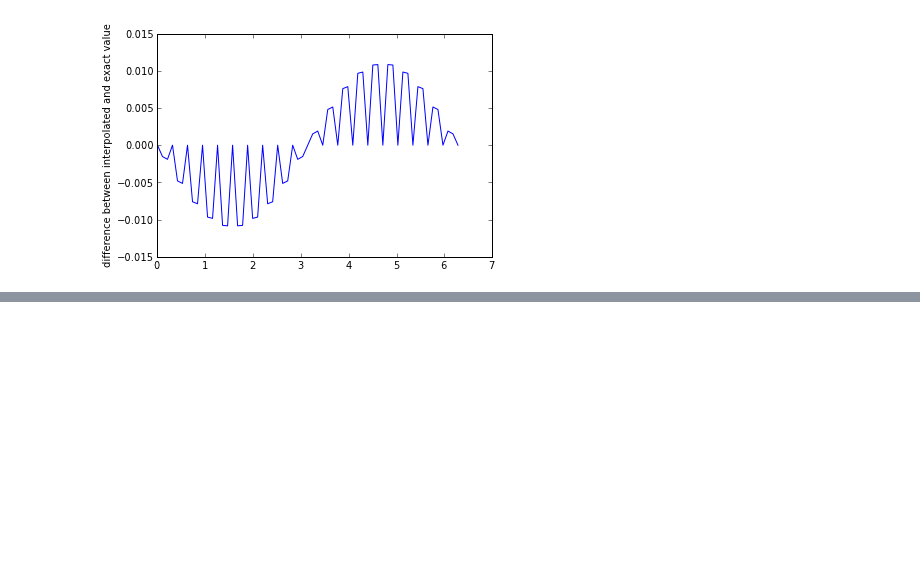
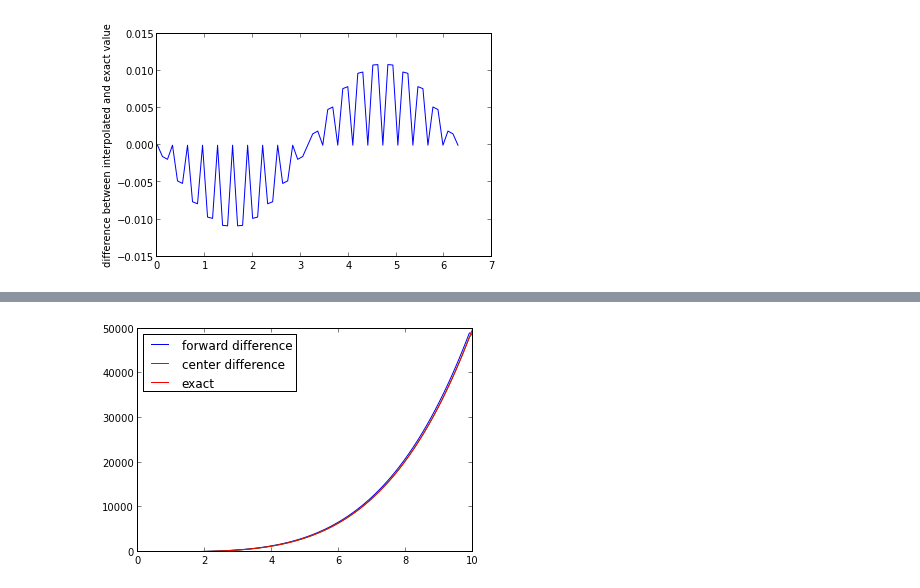
Before and after one commit to jvanatta/particle-tracks, a Jupyter notebook: week4/thursdaynotes.ipynb, the cells around one changed output, grey strips where cells are left out. Cells and saved outputs as stored; diff of their text form; code cells hidden in the pictures; blank space fills up the shorter version.

```diff
--- a/week4/thursdaynotes.ipynb
+++ b/week4/thursdaynotes.ipynb
@@ -105,0 +89,25 @@ plt.show()
+# %%
+x = arange(0., 10.01, .1)
+y = x**5
+
+#forward difference
+dydx = zeros(y.shape,float)
+dydx[:-1] = diff(y)/diff(x)
+dydx[-1] = (y[-1] - y[-2])/(x[-1] - x[-2])
+
+#center difference
+dydxC = zeros(y.shape,float)
+dydxC[1:-1] = (y[2:] - y[:-2]) / (x[2:] - x[:-2])
+dydxC[0] = (y[1] - y[0]) / (x[1] - x[0])
+dydxC[-1] = (y[-1] - y[-2]) / (x[-1] - x[-2])
+
+#exact
+dydxE = 5*(x**4)
+# %%
+plot(x, dydx, label = "forward difference")
+plot(x, dydxC, label = "center difference")
+plot(x, dydxE, label = "exact")
+legend(loc='best')
+show()
+# %% [output]
+[figure, added]
```
Also changed, not shown: parts of 5 cells of this notebook, 5 other files.
